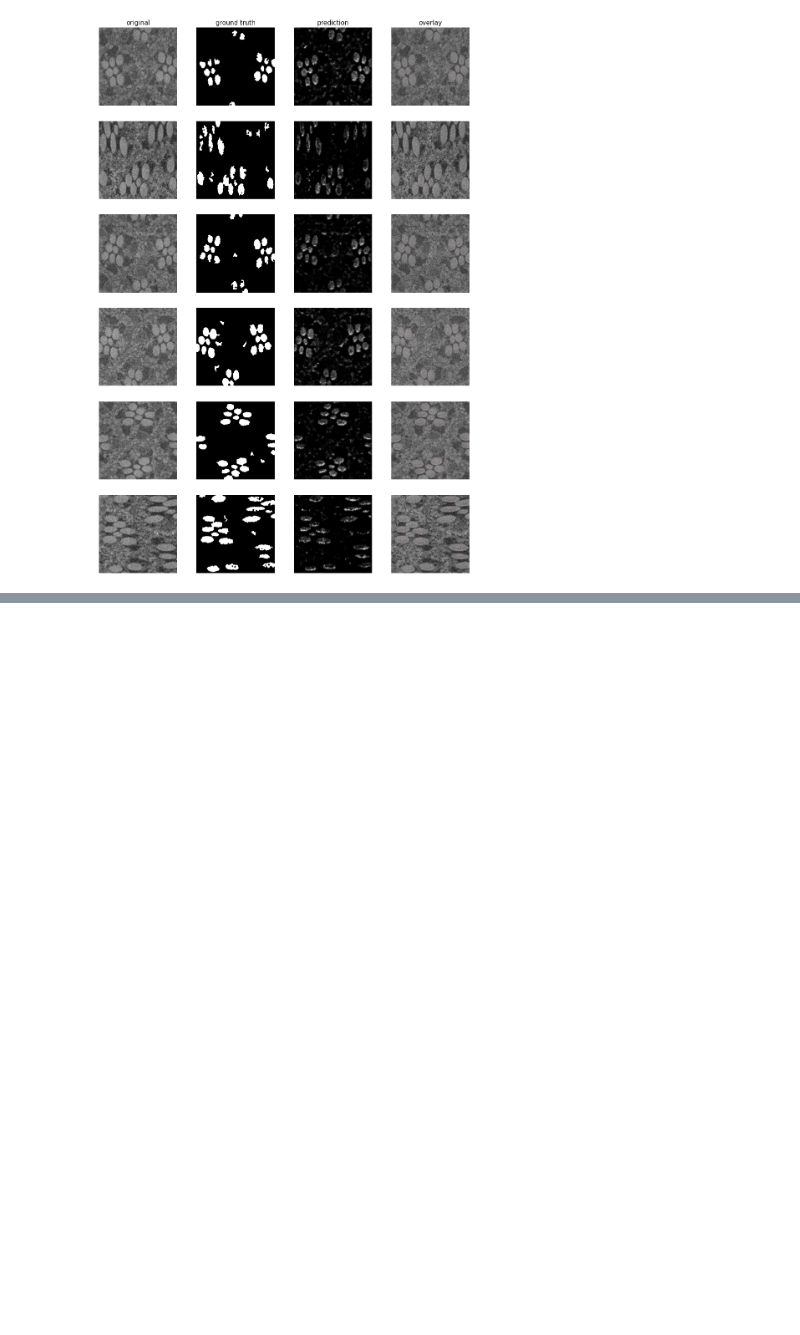
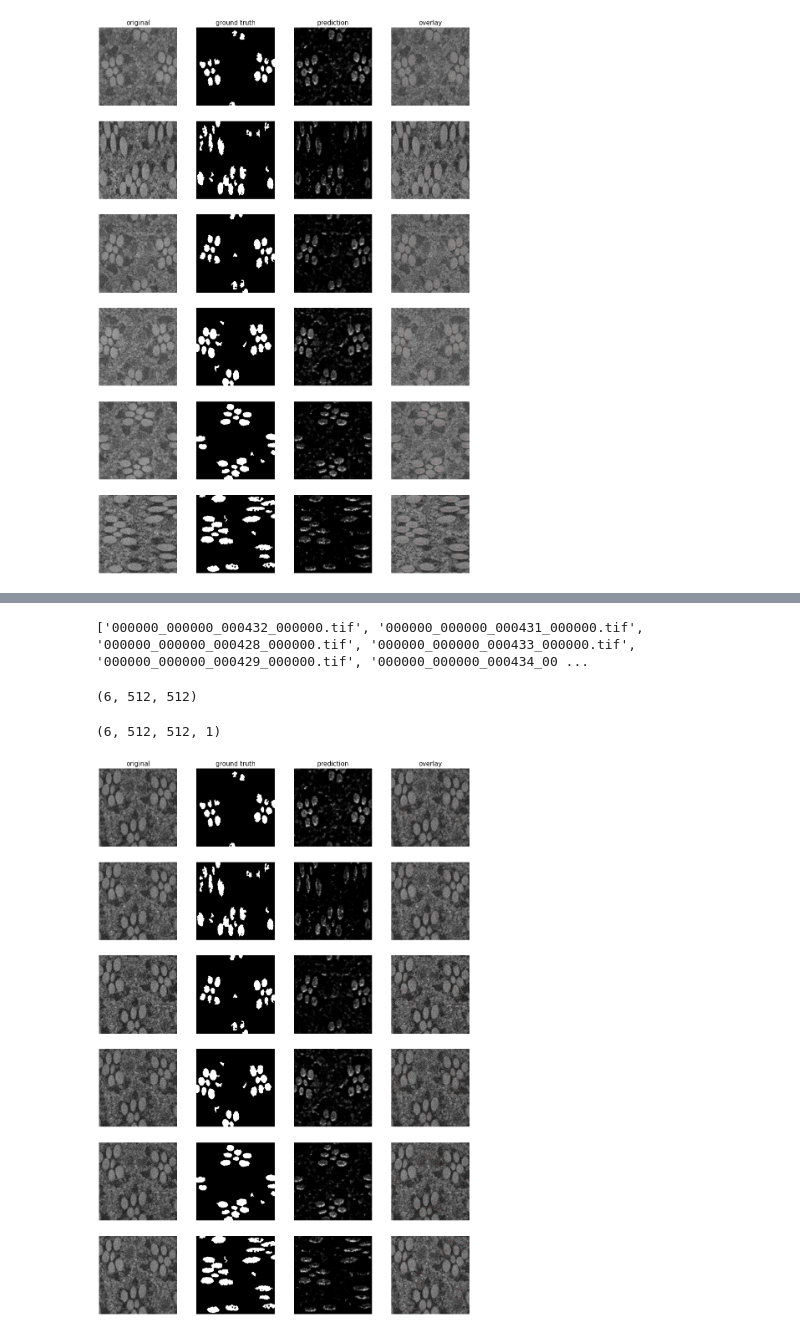
Before and after one commit to jainkhere/flyem, a Jupyter notebook: _EXPERIMENTS/03-07/unet_test_7.ipynb, the cells around one changed output, grey strips where cells are left out. Cells and saved outputs as stored; diff of their text form; code cells hidden in the pictures; blank space fills up the shorter version.

Commit message:
experiments

```diff
--- a/_EXPERIMENTS/03-07/unet_test_7.ipynb
+++ b/_EXPERIMENTS/03-07/unet_test_7.ipynb
@@ -172,0 +185,31 @@ plot_imgs(org_imgs=X_test, mask_imgs=y_test, pred_imgs=y_pred, nm_img_to_plot=10
+# %%
+DATAPATH = '/raid/mpsych/RISTERLAB/fly_segmentation_experiments/classified_images/03-07-test'
+# %%
+from PIL import *
+# Get a list of file names in the directory
+file_names = os.listdir(DATAPATH)
+print(file_names)
+
+# Create an empty list to store the NumPy arrays
+image_arrays = []
+
+# Loop over each file name and open the image, convert to a NumPy array, and append to the list
+for fname in file_names:
+    image = Image.open(os.path.join(DATAPATH, fname))
+    array = np.array(image)[1500:2012, 2968:3480]
+    image_arrays.append(array)
+
+# Convert the list of NumPy arrays to a NumPy array
+image_array = np.array(image_arrays)
+# %% [output]
+['000000_000000_000432_000000.tif', '000000_000000_000431_000000.tif', '000000_000000_000428_000000.tif', '000000_000000_000433_000000.tif', '000000_000000_000429_000000.tif', '000000_000000_000434_00 ...
+# %%
+image_array.shape
+# %% [output]
+(6, 512, 512)
+# %%
+X_test_new = np.expand_dims(image_array, axis=3)
+# %%
+X_test_new.shape
+# %% [output]
+(6, 512, 512, 1)
@@ -172,0 +218,6 @@ plot_imgs(org_imgs=X_test, mask_imgs=y_test, pred_imgs=y_pred, nm_img_to_plot=10
+# %%
+from keras_unet.utils import plot_imgs
+
+plot_imgs(org_imgs=X_test_new, mask_imgs=y_test, pred_imgs=y_pred, nm_img_to_plot=10)
+# %% [output]
+[figure, added]
```
Also changed, not shown: parts of 4 cells of this notebook, 4 other files.
